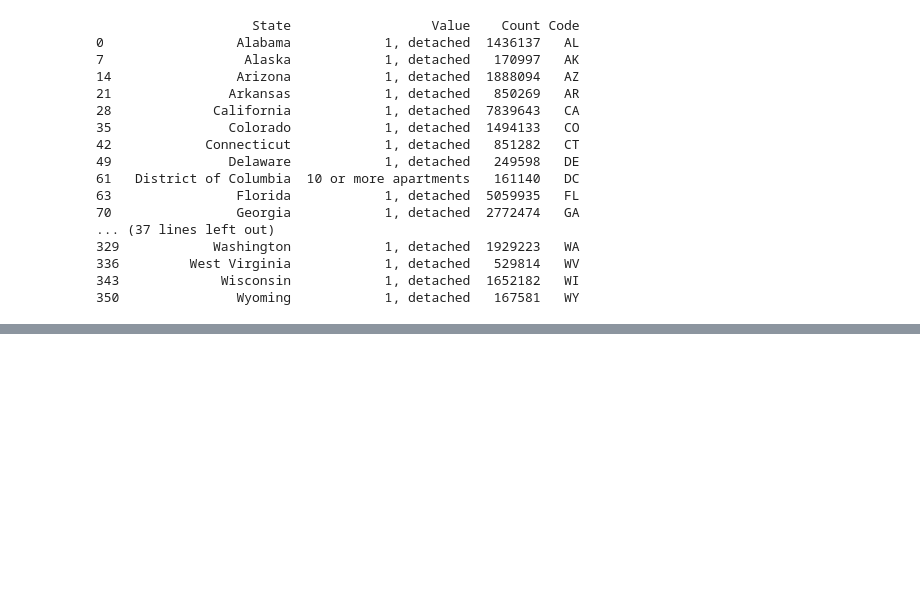
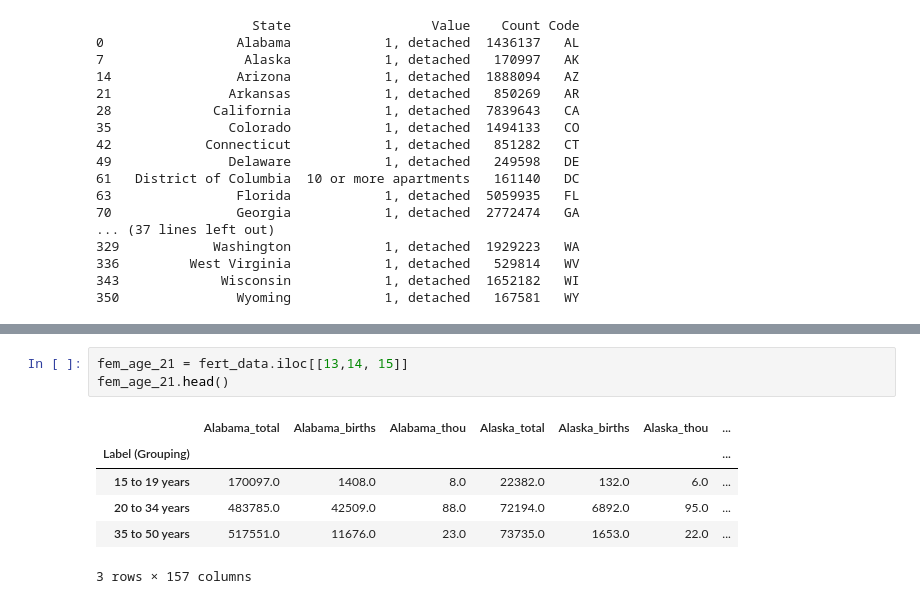
Before and after one commit to syaldram/RealEstate-vs-Demographics, a Jupyter notebook: house_char.ipynb, the cells around one changed output, grey strips where cells are left out. Cells and saved outputs as stored; diff of their text form; blank space fills up the shorter version.

```diff
--- a/house_char.ipynb
+++ b/house_char.ipynb
@@ -503,0 +584,10 @@ fig.show()
+# %%
+fem_age_21 = fert_data.iloc[[13,14, 15]]
+fem_age_21.head()
+# %% [output]
+|  | Alabama_total | Alabama_births | Alabama_thou | Alaska_total | Alaska_births | Alaska_thou | ... |
+| Label (Grouping) |  |  |  |  |  |  | ... |
+| 15 to 19 years | 170097.0 | 1408.0 | 8.0 | 22382.0 | 132.0 | 6.0 | ... |
+| 20 to 34 years | 483785.0 | 42509.0 | 88.0 | 72194.0 | 6892.0 | 95.0 | ... |
+| 35 to 50 years | 517551.0 | 11676.0 | 23.0 | 73735.0 | 1653.0 | 22.0 | ... |
+3 rows × 157 columns
```
Also changed, not shown: parts of 22 cells of this notebook, 3 other files.
